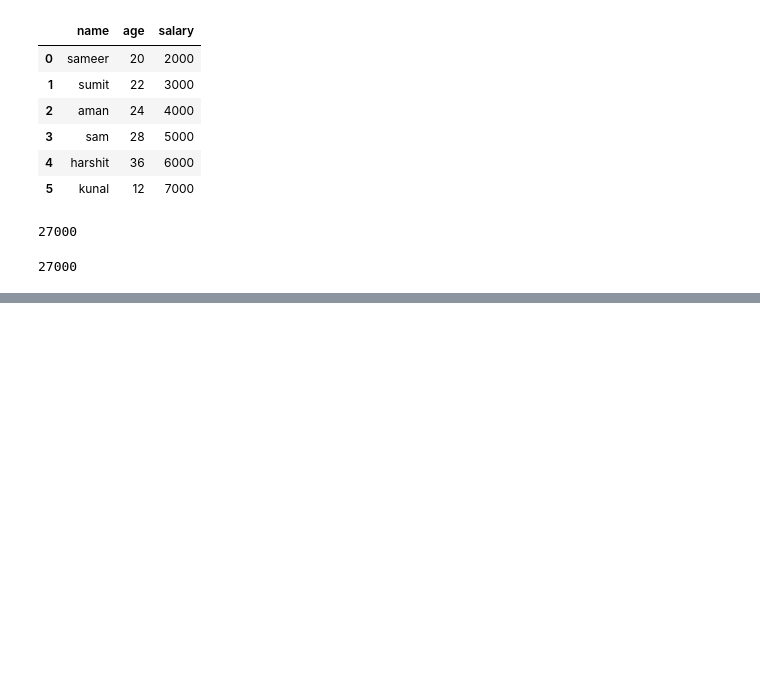
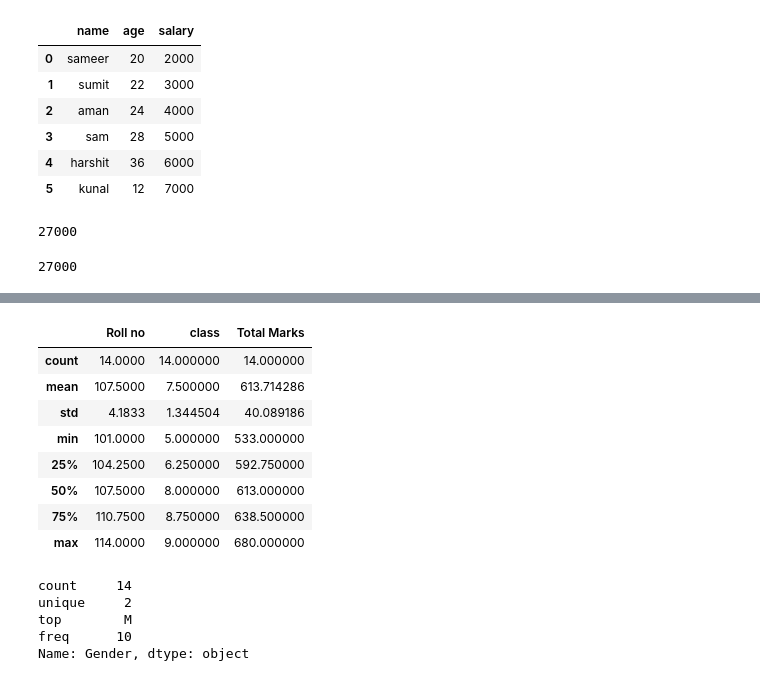
Before and after one commit to Sameershrinath/5th_sem, a Jupyter notebook: PYTHON/DSA/Youtube.ipynb, the cells around one changed output, grey strips where cells are left out. Cells and saved outputs as stored; diff of their text form; code cells hidden in the pictures; blank space fills up the shorter version.

```diff
--- a/PYTHON/DSA/Youtube.ipynb
+++ b/PYTHON/DSA/Youtube.ipynb
@@ -143,0 +177,20 @@ sum(df.salary)
+# %%
+df.describe()
+# %% [output]
+|  | Roll no | class | Total Marks |
+| count | 14.0000 | 14.000000 | 14.000000 |
+| mean | 107.5000 | 7.500000 | 613.714286 |
+| std | 4.1833 | 1.344504 | 40.089186 |
+| min | 101.0000 | 5.000000 | 533.000000 |
+| 25% | 104.2500 | 6.250000 | 592.750000 |
+| 50% | 107.5000 | 8.000000 | 613.000000 |
+| 75% | 110.7500 | 8.750000 | 638.500000 |
+| max | 114.0000 | 9.000000 | 680.000000 |
+# %%
+df["Gender"].describe()
+# %% [output]
+count     14
+unique     2
+top        M
+freq      10
+Name: Gender, dtype: object
```
Also changed, not shown: parts of 4 cells of this notebook, 1 other file.
